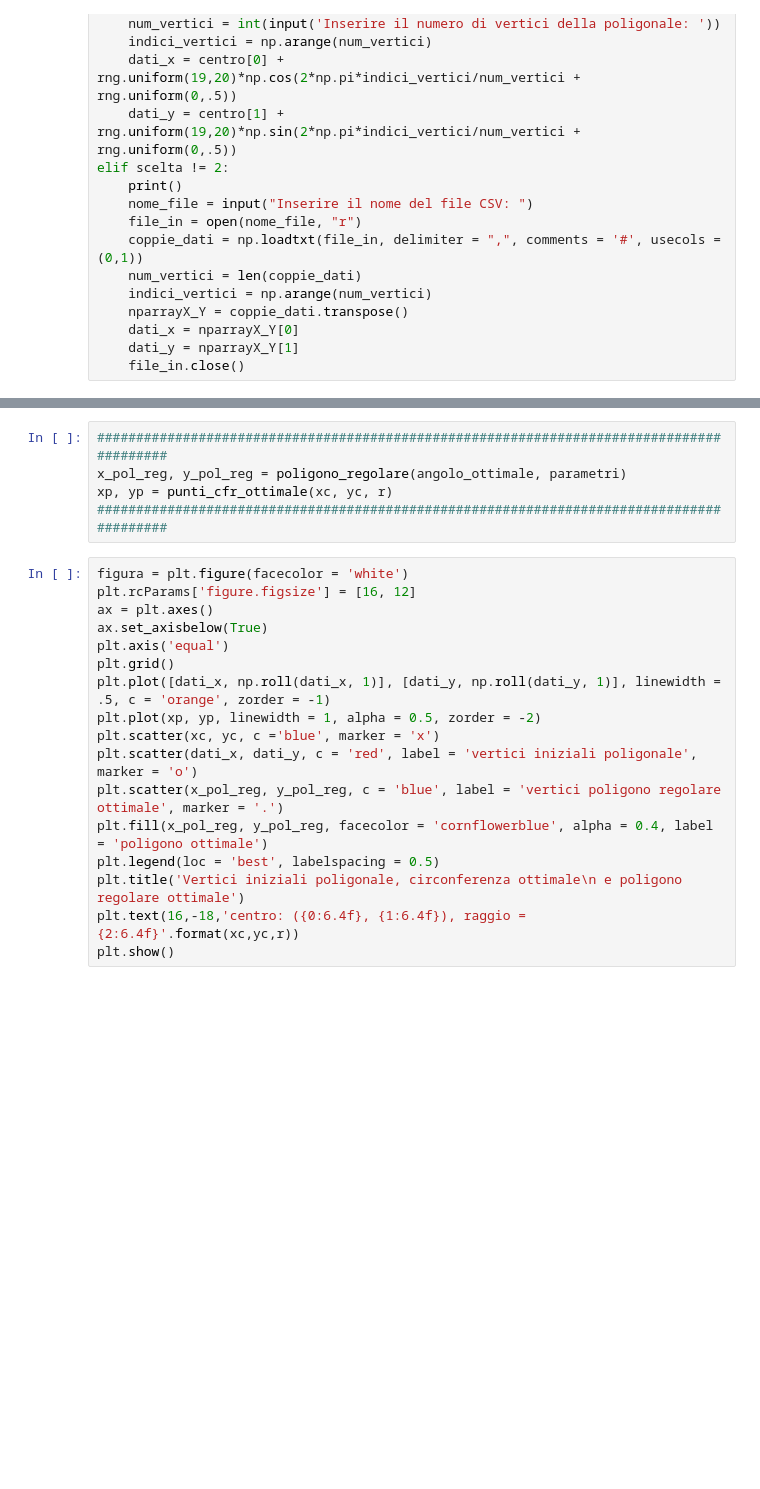
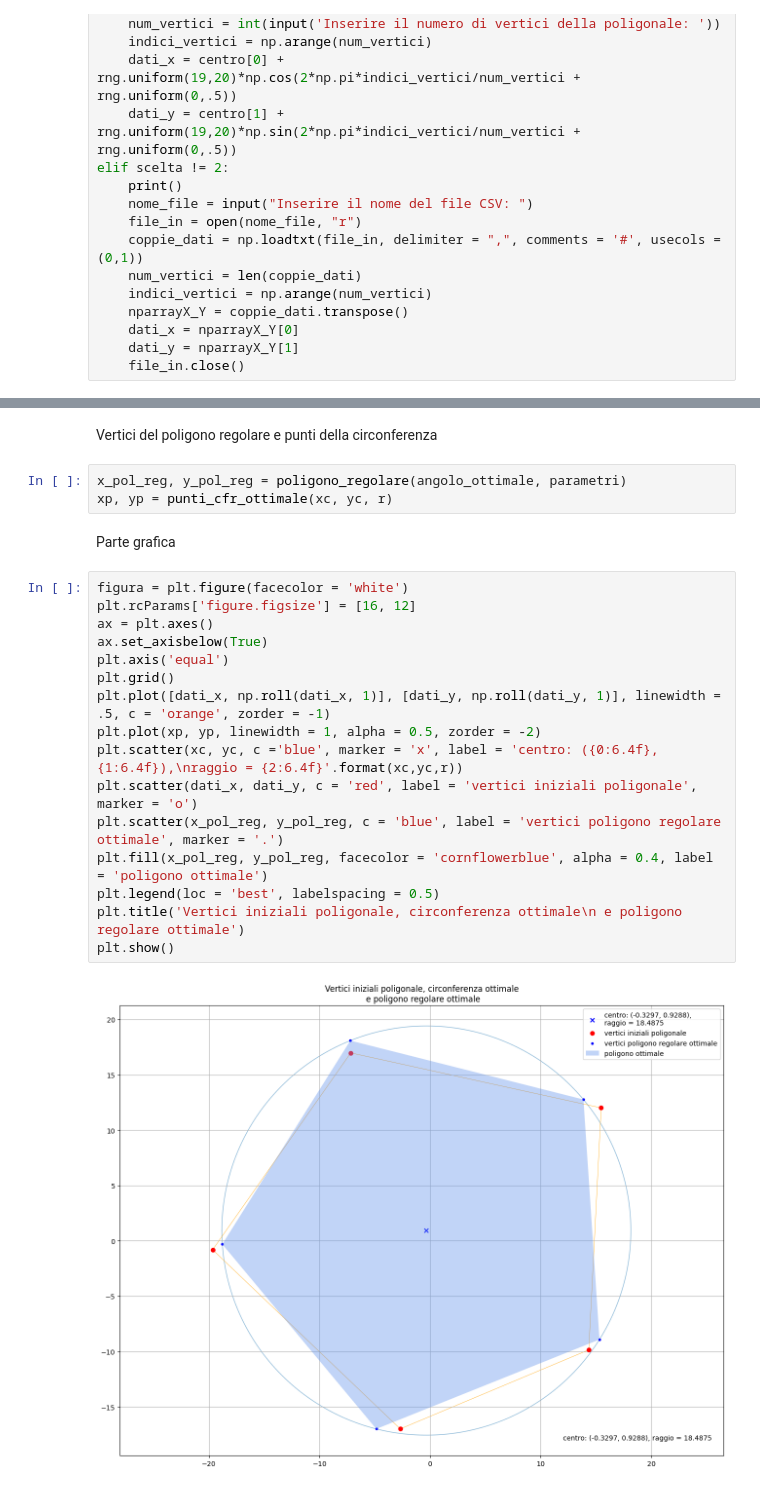
Before and after one commit to lrnzr/didatticaGeometria, a Jupyter notebook: poligonoRegolare.ipynb, the cells around one changed output, grey strips where cells are left out. Drawn from its saved outputs; the diff is of its cells as text; blank space fills up the shorter version.

Commit message:
modified:   README.md 	modified:   img.png 	new file:   poligonoRegolare.html 	modified:   poligonoRegolare.ipynb 	modified:   poligonoRegolare.py

```diff
--- a/poligonoRegolare.ipynb
+++ b/poligonoRegolare.ipynb
@@ -84,25 +91,28 @@ if dizionario.success:
         file_out.close()
 elif dizionario.success:
     quit()
+# %% [markdown]
+Vertici del poligono regolare e punti della circonferenza
 # %%
-#########################################################################################
 x_pol_reg, y_pol_reg = poligono_regolare(angolo_ottimale, parametri)
 xp, yp = punti_cfr_ottimale(xc, yc, r)
-#########################################################################################
+# %% [markdown]
+Parte grafica
 # %%
 figura = plt.figure(facecolor = 'white')
 plt.rcParams['figure.figsize'] = [16, 12]
 ax = plt.axes()
 ax.set_axisbelow(True)
 plt.axis('equal')
 plt.grid()
 plt.plot([dati_x, np.roll(dati_x, 1)], [dati_y, np.roll(dati_y, 1)], linewidth = .5, c = 'orange', zorder = -1)
 plt.plot(xp, yp, linewidth = 1, alpha = 0.5, zorder = -2)
-plt.scatter(xc, yc, c ='blue', marker = 'x')
+plt.scatter(xc, yc, c ='blue', marker = 'x', label = 'centro: ({0:6.4f}, {1:6.4f}),\nraggio = {2:6.4f}'.format(xc,yc,r))
 plt.scatter(dati_x, dati_y, c = 'red', label = 'vertici iniziali poligonale', marker = 'o')
 plt.scatter(x_pol_reg, y_pol_reg, c = 'blue', label = 'vertici poligono regolare ottimale', marker = '.')
 plt.fill(x_pol_reg, y_pol_reg, facecolor = 'cornflowerblue', alpha = 0.4, label = 'poligono ottimale')
 plt.legend(loc = 'best', labelspacing = 0.5)
 plt.title('Vertici iniziali poligonale, circonferenza ottimale\n e poligono regolare ottimale')
-plt.text(16,-18,'centro: ({0:6.4f}, {1:6.4f}), raggio = {2:6.4f}'.format(xc,yc,r))
 plt.show()
+# %% [output]
+[figure, added]
```
Also changed, not shown: parts of 7 cells of this notebook, 4 other files.
